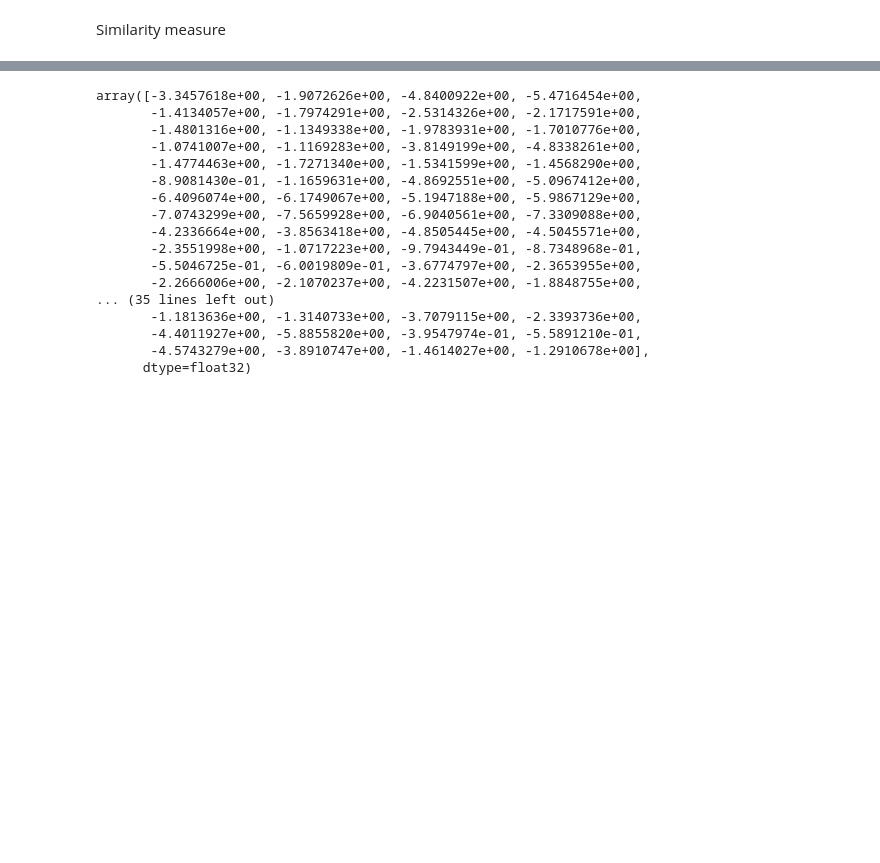
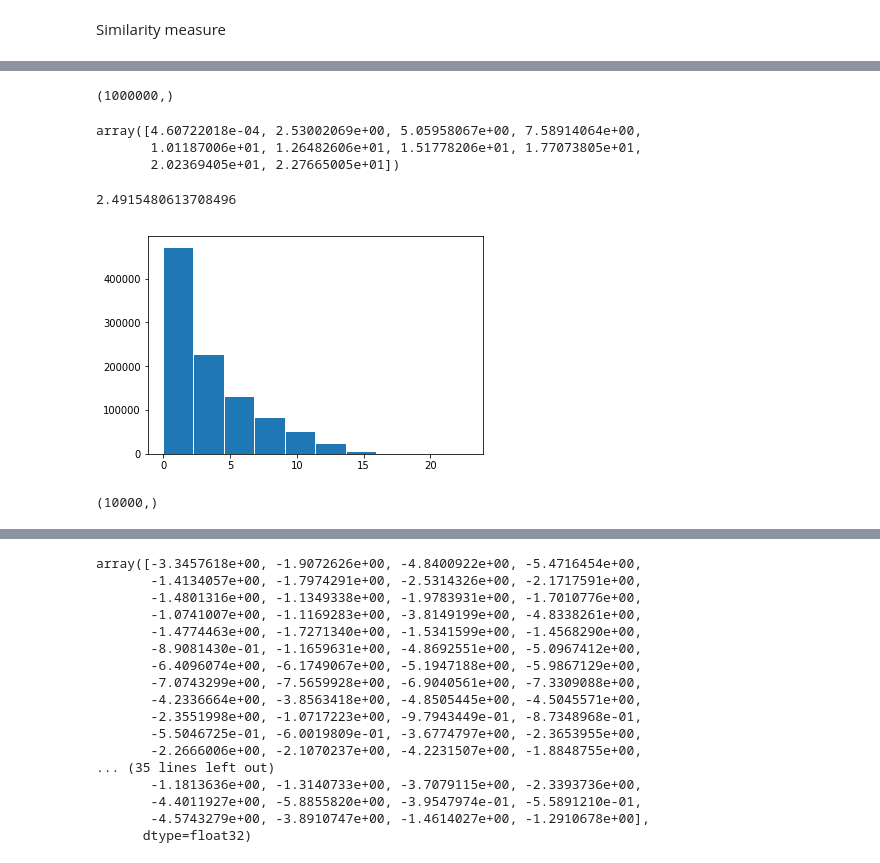
Before and after one commit to Arioluwa/DeepChange, a Jupyter notebook: change_detection/dev.ipynb, the cells around one changed output, grey strips where cells are left out. Saved outputs shown, nothing was run; the diff lists cells and outputs as text; code cells hidden in the pictures; blank space fills up the shorter version.

```diff
--- a/change_detection/dev.ipynb
+++ b/change_detection/dev.ipynb
@@ -104,0 +139,8 @@ t = target_[:200]
+# %%
+def cross_entropy_rl(p, q):
+    """
+    Desc: cross-entropy for LTAE; before softmax)
+        p & q: (k) probability distribution of each sample vector.
+            p - source and q - target
+    """
+    return -(torch.matmul(p, q)).sum()
@@ -104,0 +153,15 @@ t = target_[:200]
+# %%
+similarity_array.shape
+# %% [output]
+(1000000,)
+# %%
+np.linspace(similarity_array.min(), similarity_array.max(), 10)
+# %% [output]
+array([4.60722018e-04, 2.53002069e+00, 5.05958067e+00, 7.58914064e+00,
+       1.01187006e+01, 1.26482606e+01, 1.51778206e+01, 1.77073805e+01,
+       2.02369405e+01, 2.27665005e+01])
+# %%
+for in
+np.percentile(similarity_array, 50)
+# %% [output]
+2.4915480613708496
@@ -105,3 +171,14 @@ t = target_[:200]
+# %%
+similarity_array = np.array([cross_entropy_rl(source_[i],target_[i]) for i in range(len(source_))])
+# %%
+plt.hist(similarity_array, bins=10, label='similarity distribution', ec='white')
+plt.show()
+# %% [output]
+[figure, added]
+# %%
+print(similarity_array.shape)
+# %% [output]
+(10000,)
 # %%
 ff =np.array([(torch.matmul(s[i], t[i])).sum() for i in range(200)])
 # %%
```
Also changed, not shown: parts of 19 cells of this notebook, 2 other files.
